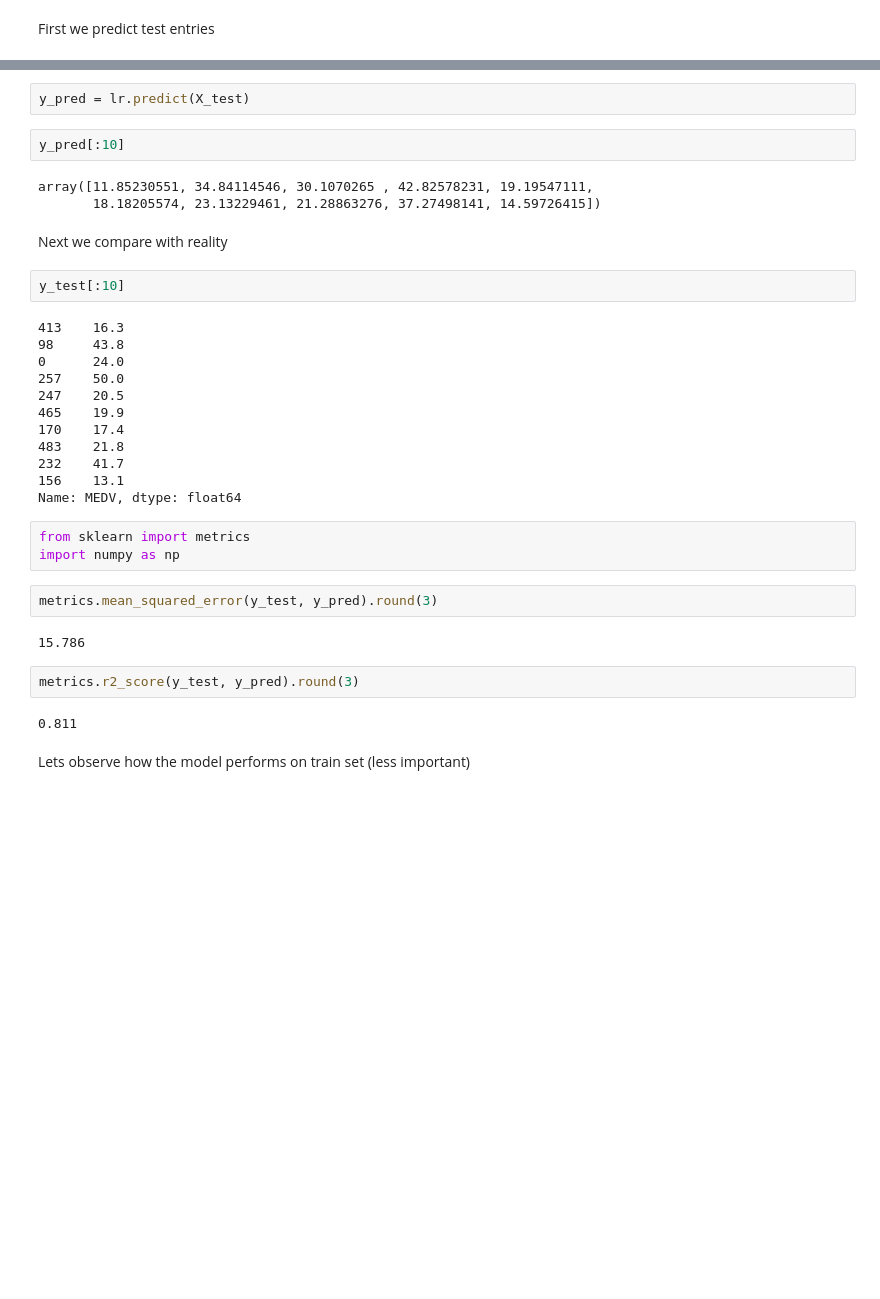
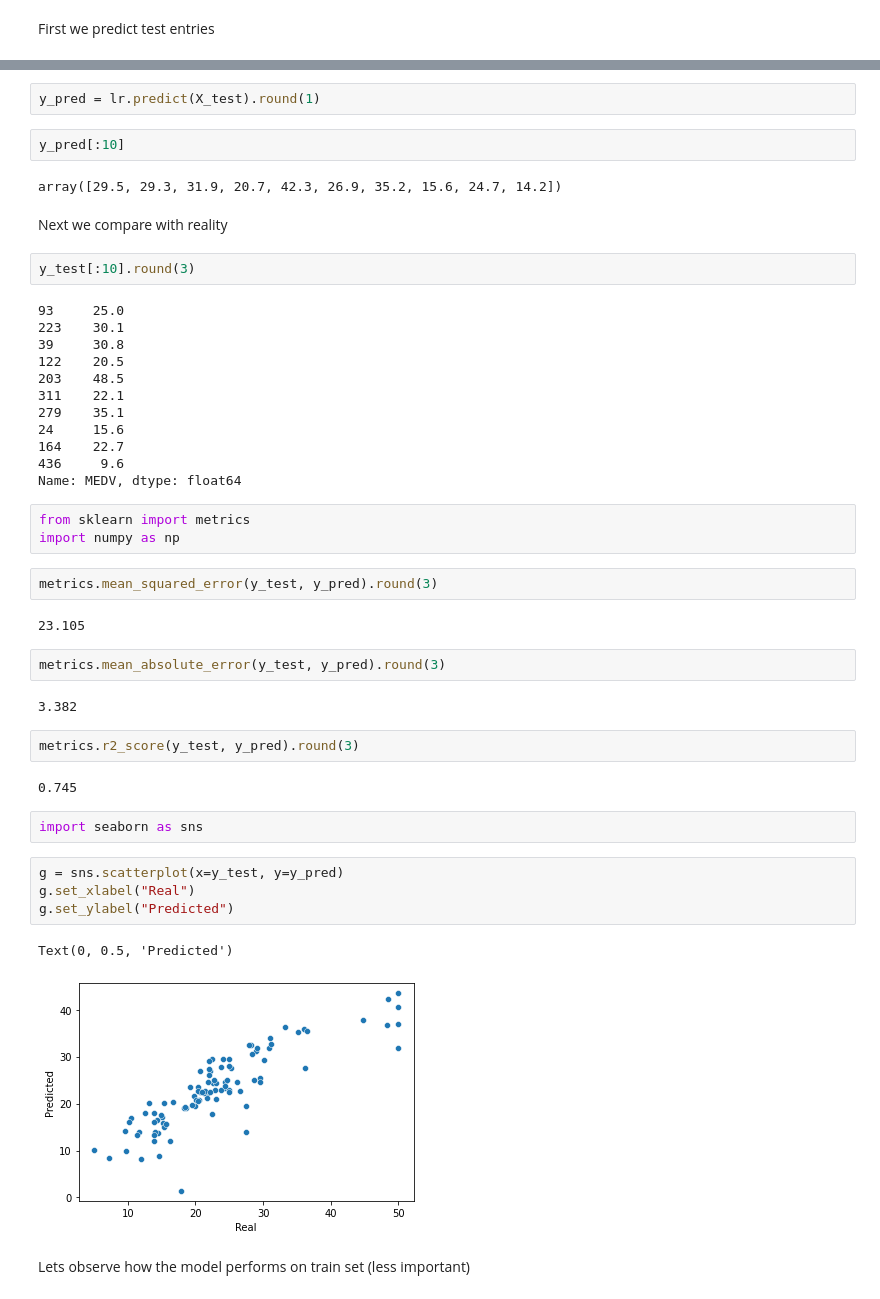
Before and after one commit to Ironhack-Data-Madrid-Agosto-2021/classroom-materials, a Jupyter notebook: week_07/02-regression.ipynb, the cells around one changed output, grey strips where cells are left out. Saved outputs shown, nothing was run; the diff lists cells and outputs as text; blank space fills up the shorter version.

```diff
--- a/week_07/02-regression.ipynb
+++ b/week_07/02-regression.ipynb
@@ -156,25 +252,24 @@ First we predict test entries
 # %%
-y_pred = lr.predict(X_test)
+y_pred = lr.predict(X_test).round(1)
 # %%
 y_pred[:10]
 # %% [output]
-array([11.85230551, 34.84114546, 30.1070265 , 42.82578231, 19.19547111,
-       18.18205574, 23.13229461, 21.28863276, 37.27498141, 14.59726415])
+array([29.5, 29.3, 31.9, 20.7, 42.3, 26.9, 35.2, 15.6, 24.7, 14.2])
 # %% [markdown]
 Next we compare with reality
 # %%
-y_test[:10]
+y_test[:10].round(3)
 # %% [output]
-413    16.3
-98     43.8
-0      24.0
-257    50.0
-247    20.5
-465    19.9
-170    17.4
-483    21.8
-232    41.7
-156    13.1
+93     25.0
+223    30.1
+39     30.8
+122    20.5
+203    48.5
+311    22.1
+279    35.1
+24     15.6
+164    22.7
+436     9.6
 Name: MEDV, dtype: float64
 # %%
 from sklearn import metrics
@@ -182,11 +277,24 @@ import numpy as np
 # %%
 metrics.mean_squared_error(y_test, y_pred).round(3)
 # %% [output]
-15.786
+23.105
+# %%
+metrics.mean_absolute_error(y_test, y_pred).round(3)
+# %% [output]
+3.382
 # %%
 metrics.r2_score(y_test, y_pred).round(3)
 # %% [output]
-0.811
+0.745
+# %%
+import seaborn as sns
+# %%
+g = sns.scatterplot(x=y_test, y=y_pred)
+g.set_xlabel("Real")
+g.set_ylabel("Predicted")
+# %% [output]
+Text(0, 0.5, 'Predicted')
+[figure, added]
 # %% [markdown]
 Lets observe how the model performs on train set (less important)
 # %%
```
Also changed, not shown: parts of 24 cells of this notebook, 1 other file.
